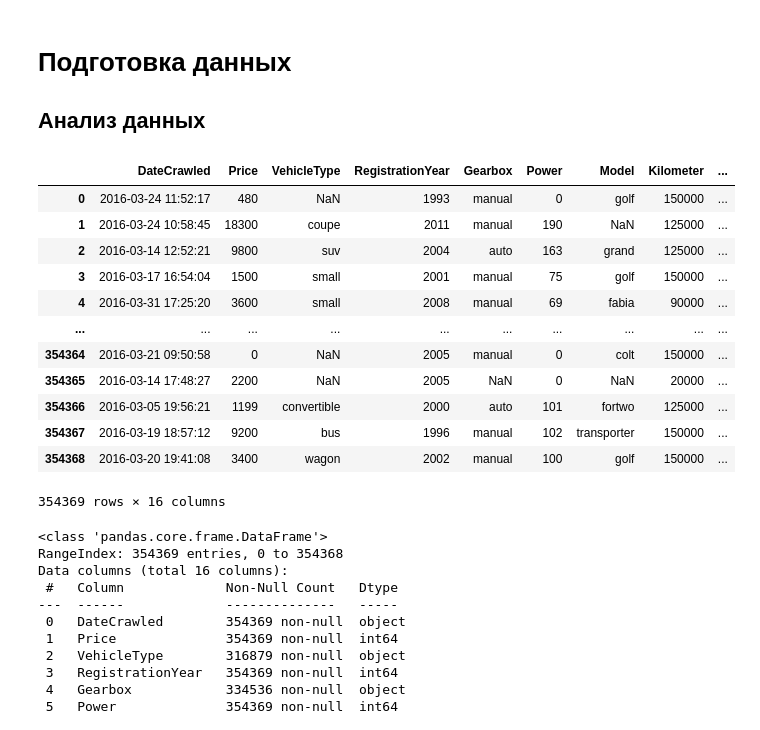
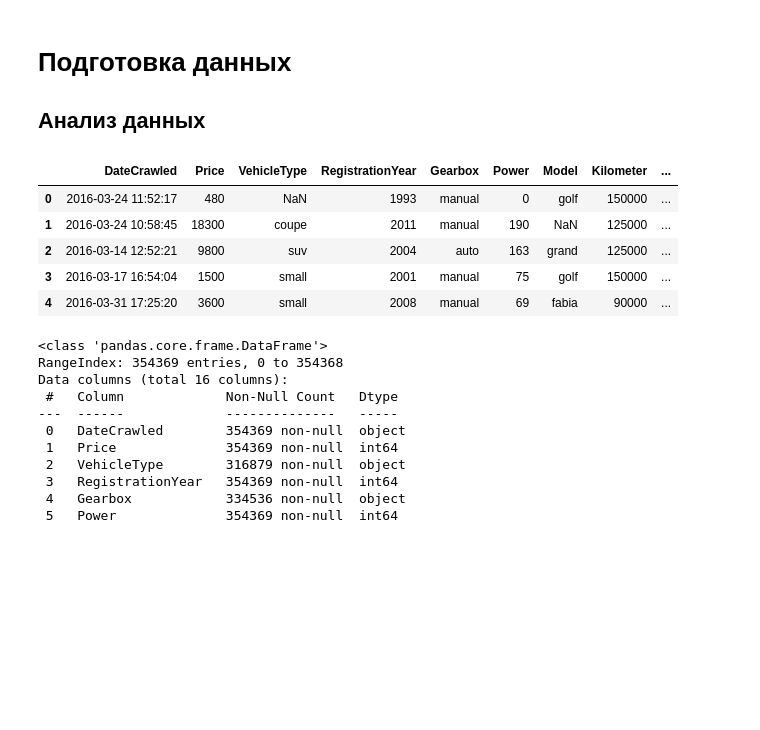
Before and after one commit to elenasobolevamsc/Car_Price_Prediction, a Jupyter notebook: Car_Price_Prediction.ipynb, the cells around one changed output. Drawn from its saved outputs; the diff is of its cells as text; code cells hidden in the pictures; blank space fills up the shorter version.

```diff
--- a/Car_Price_Prediction.ipynb
+++ b/Car_Price_Prediction.ipynb
@@ -21,21 +21,14 @@ from sklearn.metrics import mean_squared_error
 # %%
 # загрузим файл и изучим общую информацию о нем:
 df = pd.read_csv('Autos.csv')
-df
+df.head()
 # %% [output]
 |  | DateCrawled | Price | VehicleType | RegistrationYear | Gearbox | Power | Model | Kilometer | ... |
 | 0 | 2016-03-24 11:52:17 | 480 | NaN | 1993 | manual | 0 | golf | 150000 | ... |
 | 1 | 2016-03-24 10:58:45 | 18300 | coupe | 2011 | manual | 190 | NaN | 125000 | ... |
 | 2 | 2016-03-14 12:52:21 | 9800 | suv | 2004 | auto | 163 | grand | 125000 | ... |
 | 3 | 2016-03-17 16:54:04 | 1500 | small | 2001 | manual | 75 | golf | 150000 | ... |
 | 4 | 2016-03-31 17:25:20 | 3600 | small | 2008 | manual | 69 | fabia | 90000 | ... |
-| ... | ... | ... | ... | ... | ... | ... | ... | ... | ... |
-| 354364 | 2016-03-21 09:50:58 | 0 | NaN | 2005 | manual | 0 | colt | 150000 | ... |
-| 354365 | 2016-03-14 17:48:27 | 2200 | NaN | 2005 | NaN | 0 | NaN | 20000 | ... |
-| 354366 | 2016-03-05 19:56:21 | 1199 | convertible | 2000 | auto | 101 | fortwo | 125000 | ... |
-| 354367 | 2016-03-19 18:57:12 | 9200 | bus | 1996 | manual | 102 | transporter | 150000 | ... |
-| 354368 | 2016-03-20 19:41:08 | 3400 | wagon | 2002 | manual | 100 | golf | 150000 | ... |
-354369 rows × 16 columns
 # %%
 df.info()
 # %% [output]
```
Also changed, not shown: parts of 15 cells of this notebook, 1 other file.
